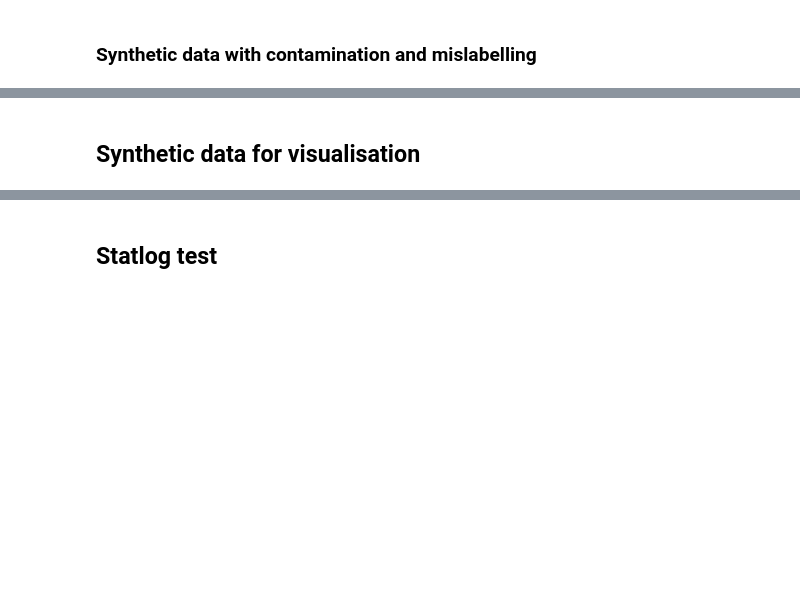
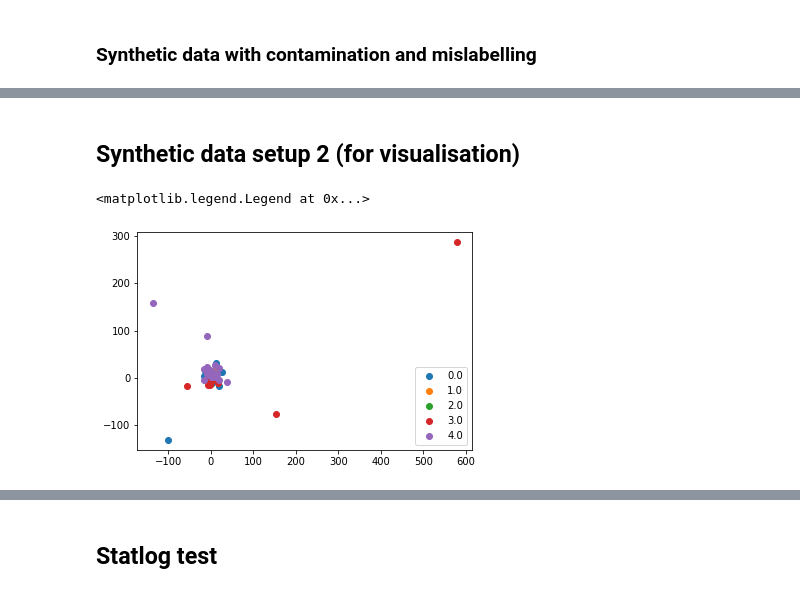
Before and after one commit to Andrewwango/femda, a Jupyter notebook: experiment_LDA.ipynb, the cells around one changed output, grey strips where cells are left out. Cells and saved outputs as stored; diff of their text form; code cells hidden in the pictures; blank space fills up the shorter version.

```diff
--- a/experiment_LDA.ipynb
+++ b/experiment_LDA.ipynb
@@ -363,2 +481,2 @@ Accuracy 0.771 ARI 0.50162 AMI 0.47037
 # %% [markdown]
-## Synthetic data for visualisation
+## Synthetic data setup 2 (for visualisation)
@@ -375,2 +495,10 @@ def synthesise2d(n, contamination=0, mislabelling=0): #contamination, mislabelli
 # %%
 X_test_2d,y_test_2d = synthesise2d(100)
+# %%
+ax = plt.figure().gca()
+#plt.xlim([-10,10]); plt.ylim([-10,10])
+plot_dataset(X_test_2d, y_test_2d, ax)
+plt.legend()
+# %% [output]
+<matplotlib.legend.Legend at 0x...>
+[figure, added]
```
Also changed, not shown: parts of 102 cells of this notebook, 5 other files.
